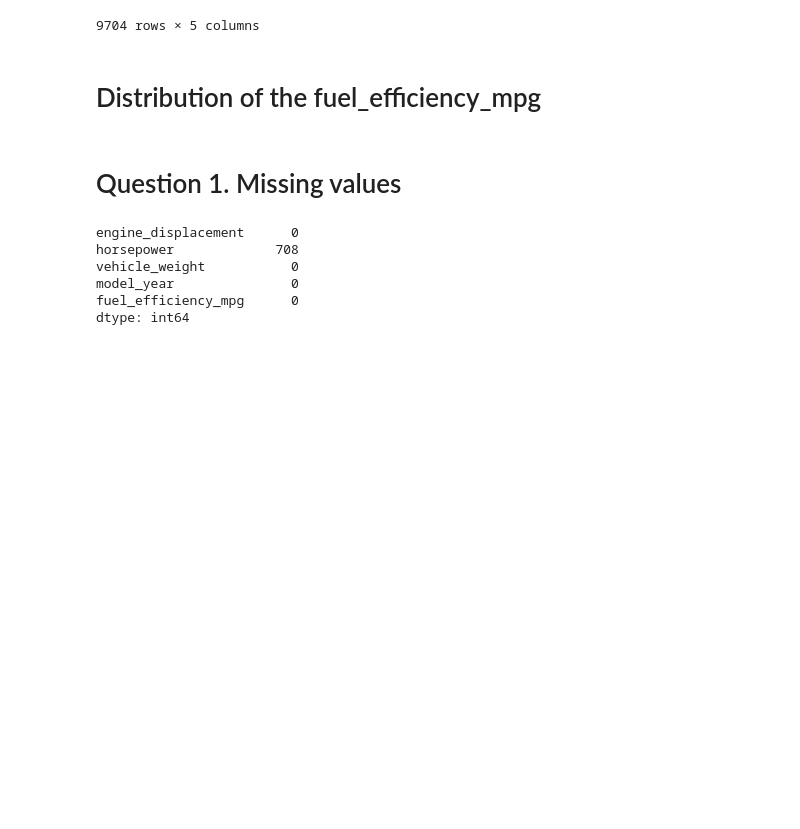
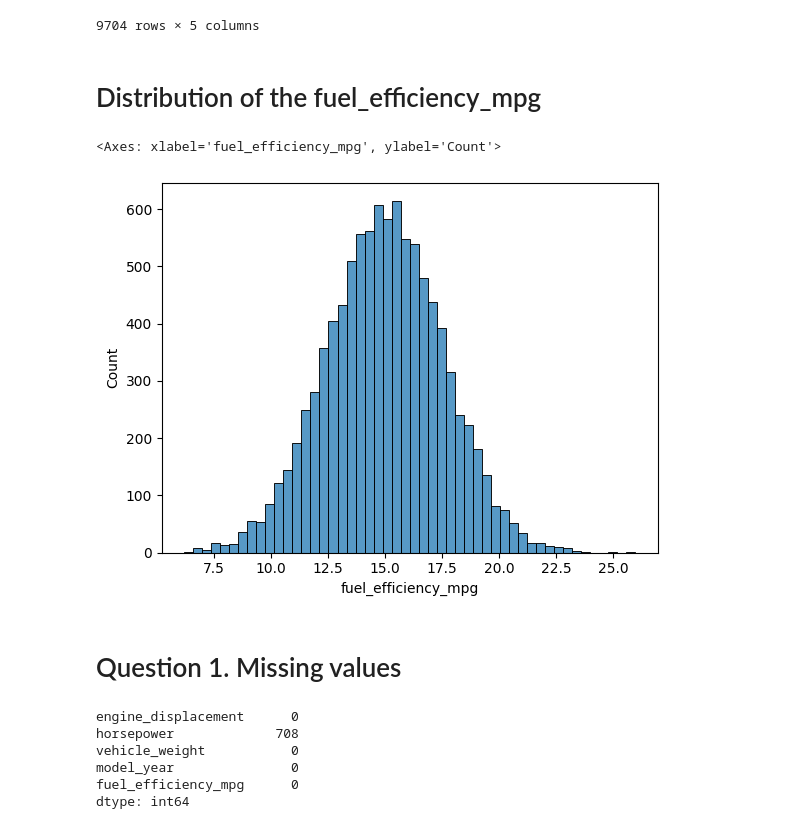
Before and after one commit to polina-fuksman/machine-learning-zoomcamp, a Jupyter notebook: 02-regression/homework.ipynb, the cells around one changed output. Saved outputs shown, nothing was run; the diff lists cells and outputs as text; code cells hidden in the pictures; blank space fills up the shorter version.

```diff
--- a/02-regression/homework.ipynb
+++ b/02-regression/homework.ipynb
@@ -51,7 +51,10 @@ df
 # %% [markdown]
 # Distribution of the fuel_efficiency_mpg
 # %%
-#sns.histplot(df['fuel_efficiency_mpg'], bins=50)
+sns.histplot(df['fuel_efficiency_mpg'], bins=50)
+# %% [output]
+<Axes: xlabel='fuel_efficiency_mpg', ylabel='Count'>
+[figure, added]
 # %% [markdown]
 # Question 1. Missing values
 # %%
```
